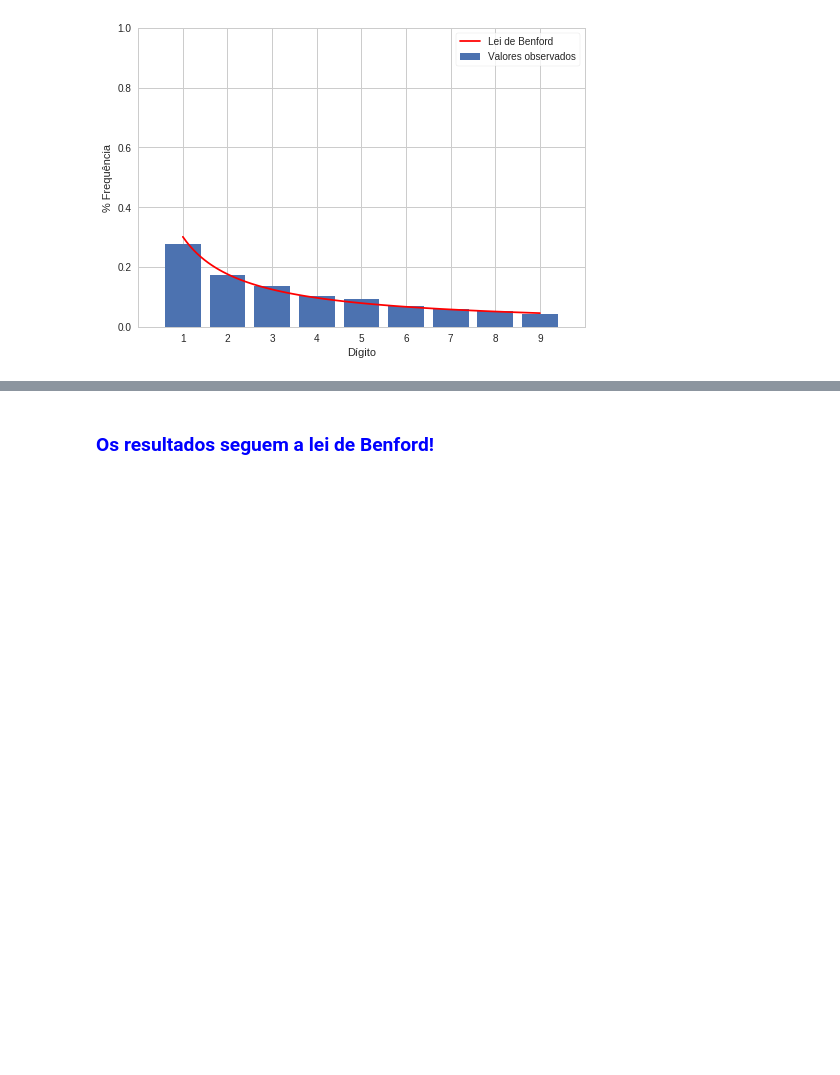
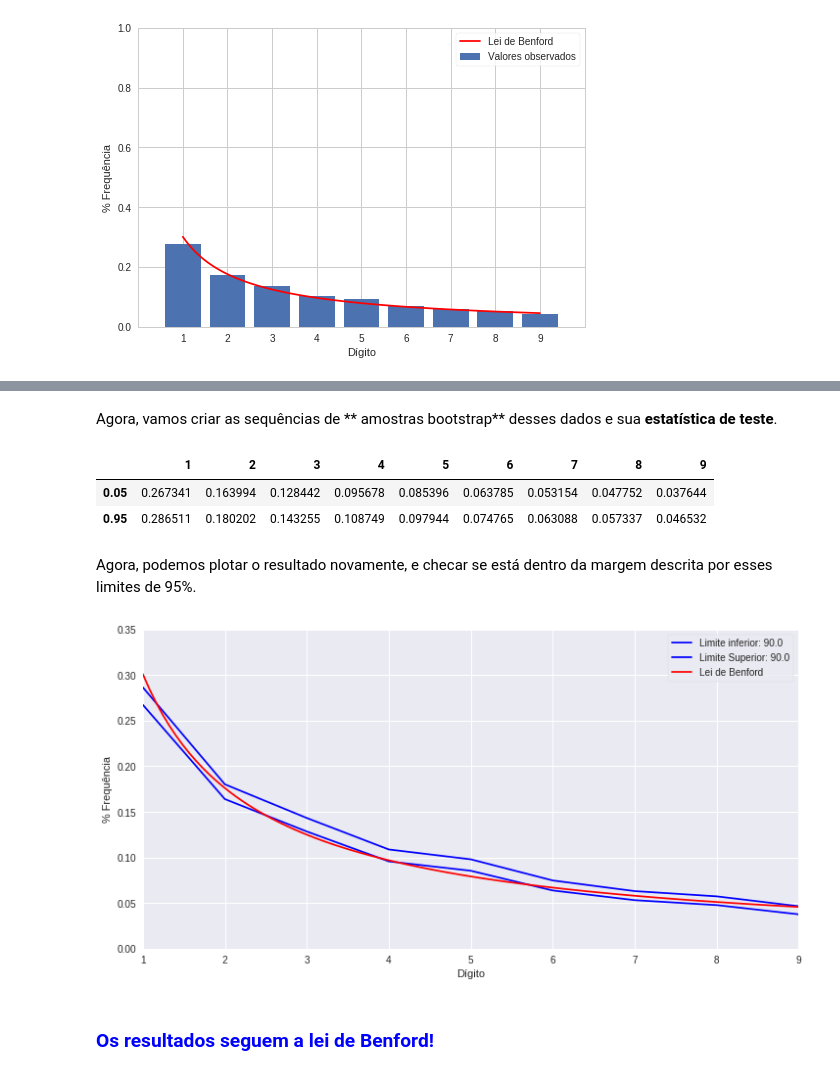
Before and after one commit to Fernandohf/Benford-s-Law, a Jupyter notebook: Lei de Bendford.ipynb, the cells around one changed output, grey strips where cells are left out. Saved outputs shown, nothing was run; the diff lists cells and outputs as text; code cells hidden in the pictures; blank space fills up the shorter version.

Commit message:
updated confidence interval

```diff
--- a/Lei de Bendford.ipynb
+++ b/Lei de Bendford.ipynb
@@ -255,3 +306,77 @@ result_vs_benford(first_digit_freq, "Porcentagem")
+# %% [markdown]
+Agora, vamos criar as sequências de ** amostras bootstrap** desses dados e sua **estatística de teste**.
+# %%
+# Para replicabilidade
+np.random.seed(42)
+
+# Cria os bootstraps e calcula as estastísticas.
+def bootstrap_replicates(data):
+    # Amostragem dos dados obtidos
+    bs_sample = pd.Series(np.random.choice(data, len(data)))
+
+    # Métrica dos dados
+    return bs_sample.value_counts() / bs_sample.count()
+
+def estimate_interval(data, samples=10000, conf_int = 0.95):
+    # Inicializa os resultados
+    digits = [str(d) for d in range(1, 10)]
+    bs_df = pd.DataFrame(columns=digits)
+    for i in range(samples):
+        bs_rep = bootstrap_replicates(data)
+        bs_df = bs_df.append(bs_rep, ignore_index=True)
+
+    interval = bs_df.quantile([(1 - conf_int) / 2, conf_int + (1 - conf_int) / 2], axis=0)
+    return interval
+
+int_90 = estimate_interval(first_digit_data, conf_int=0.9)
+display(int_90)
+# %% [output]
+|  | 1 | 2 | 3 | 4 | 5 | 6 | 7 | 8 | 9 |
+| 0.05 | 0.267341 | 0.163994 | 0.128442 | 0.095678 | 0.085396 | 0.063785 | 0.053154 | 0.047752 | 0.037644 |
+| 0.95 | 0.286511 | 0.180202 | 0.143255 | 0.108749 | 0.097944 | 0.074765 | 0.063088 | 0.057337 | 0.046532 |
+# %% [markdown]
+Agora, podemos plotar o resultado novamente, e checar se está dentro da margem descrita por esses limites de 95%.
+# %%
+# Plot final results
+def plot_results(min_int, max_int):
+  """
+  Plota os resultados juntamento com o intervalo dado.
+  """
+  with sns.axes_style("whitegrid"):
+      sns.set(rc={'figure.figsize':(12, 6)})
+      f, ax = plt.subplots()
+
+#       # Plot dos valores observados
+#       x_o = observed.index.values.astype(int)
+#       y_o = observed.values
+#       ax.plot(x_o, y_o, label="Valores observados", c='g')
+
+      conf_int = np.round(float(max_int.name) - float(min_int.name), 2) * 100
+      # Plot dos valores mínimos esperados
+      x_min = min_int.index.values.astype(int)
+      y_min = min_int.values
+      ax.plot(x_min, y_min, label="Limite inferior: " + str(conf_int), c='b')
+
+      # Plot dos valores máximos esperados
+      x_max = max_int.index.values.astype(int)
+      y_max = max_int.values
+      ax.plot(x_max, y_max, label="Limite Superior: " + str(conf_int), c='b')
+
+      # Plot da Lei de Bendford
+      x = np.linspace(1, 9, 100)
+      y = np.log10(1 + (1/x))
+      ax.plot(x, y, label = "Lei de Benford", c='r')
+
+      ax.set_xlabel("Dígito")
+      ax.set_ylabel("% Frequência")
+      ax.set_xticks(x_min)
+      ax.set_ylim((0, .35))
+      ax.set_xlim((1, 9))
+      ax.legend(frameon=True)
+
+plot_results(int_95.iloc[0, :], int_95.iloc[1, :])
+# %% [output]
+[figure, added]
 # %% [markdown]
 ### <span style="color:blue">**Os resultados seguem a lei de Benford**!</span>
 # %% [markdown]
```
Also changed, not shown: parts of 10 cells of this notebook, 1 other file.
